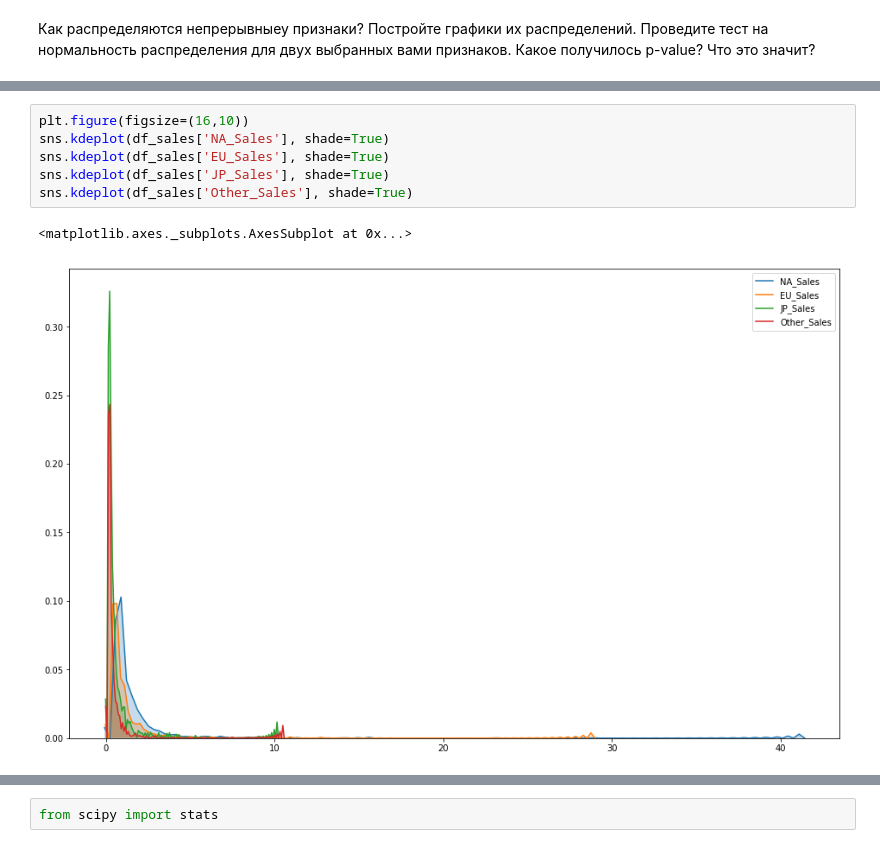
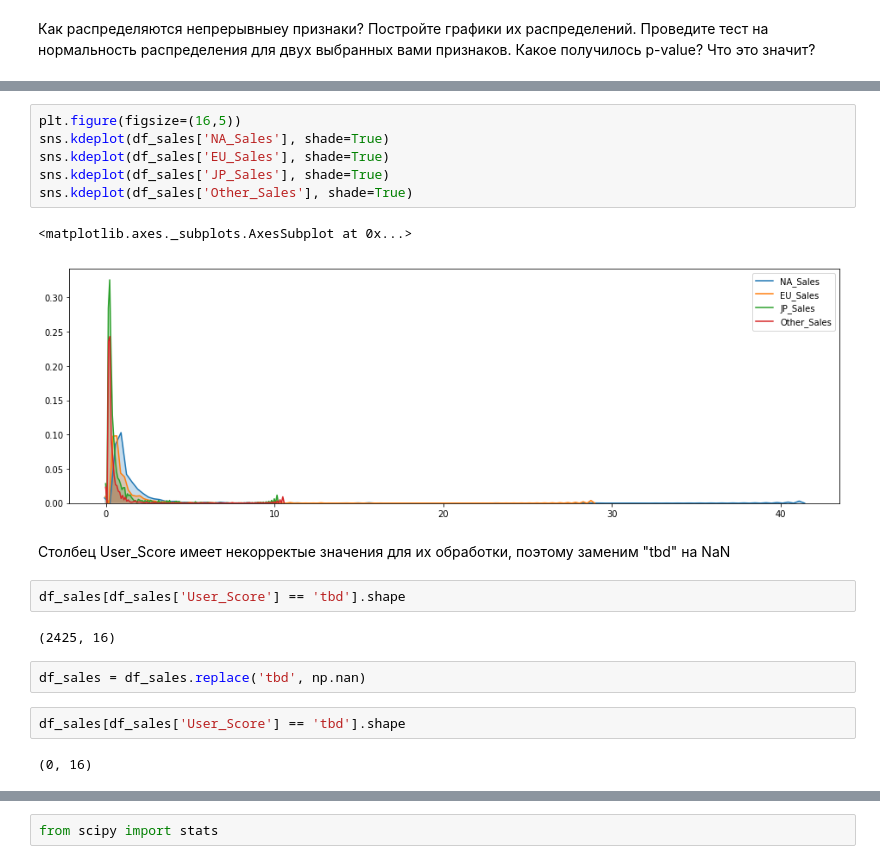
Before and after one commit to Afsent/Nordic_IT_School, a Jupyter notebook: ML/HW24/HW24_Logistic_Regression.ipynb, the cells around one changed output, grey strips where cells are left out. Saved outputs shown, nothing was run; the diff lists cells and outputs as text.

```diff
--- a/ML/HW24/HW24_Logistic_Regression.ipynb
+++ b/ML/HW24/HW24_Logistic_Regression.ipynb
@@ -93,9 +93,21 @@ sns.distplot(df_sales['Global_Sales'])
 # %%
-plt.figure(figsize=(16,10))
+plt.figure(figsize=(16,5))
 sns.kdeplot(df_sales['NA_Sales'], shade=True)
 sns.kdeplot(df_sales['EU_Sales'], shade=True)
 sns.kdeplot(df_sales['JP_Sales'], shade=True)
 sns.kdeplot(df_sales['Other_Sales'], shade=True)
 # %% [output]
 <matplotlib.axes._subplots.AxesSubplot at 0x...>
-[figure, old version]
+[figure, new version]
+# %% [markdown]
+Столбец User_Score имеет некорректые значения для их обработки, поэтому заменим "tbd" на NaN
+# %%
+df_sales[df_sales['User_Score'] == 'tbd'].shape
+# %% [output]
+(2425, 16)
+# %%
+df_sales = df_sales.replace('tbd', np.nan)
+# %%
+df_sales[df_sales['User_Score'] == 'tbd'].shape
+# %% [output]
+(0, 16)
```
Also changed, not shown: parts of 16 cells of this notebook.
